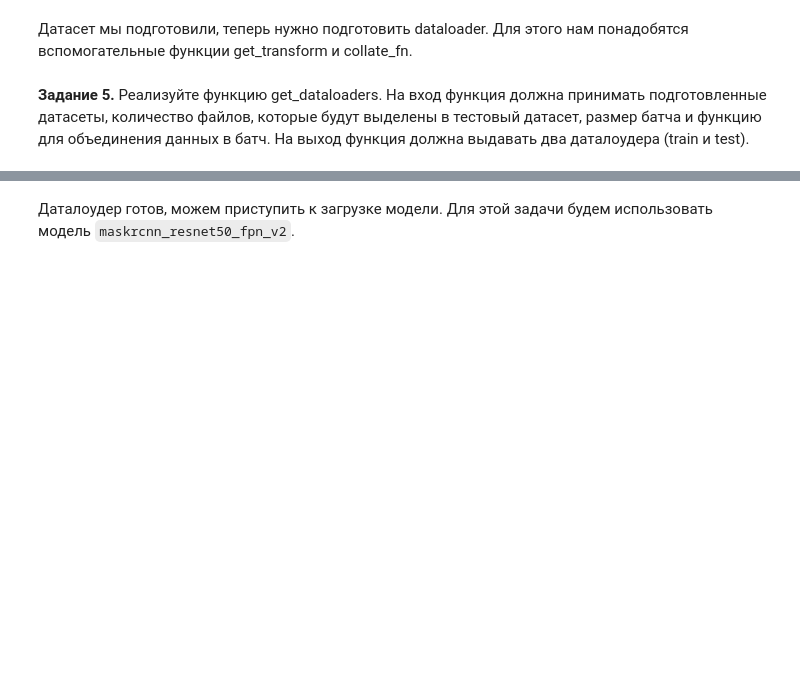
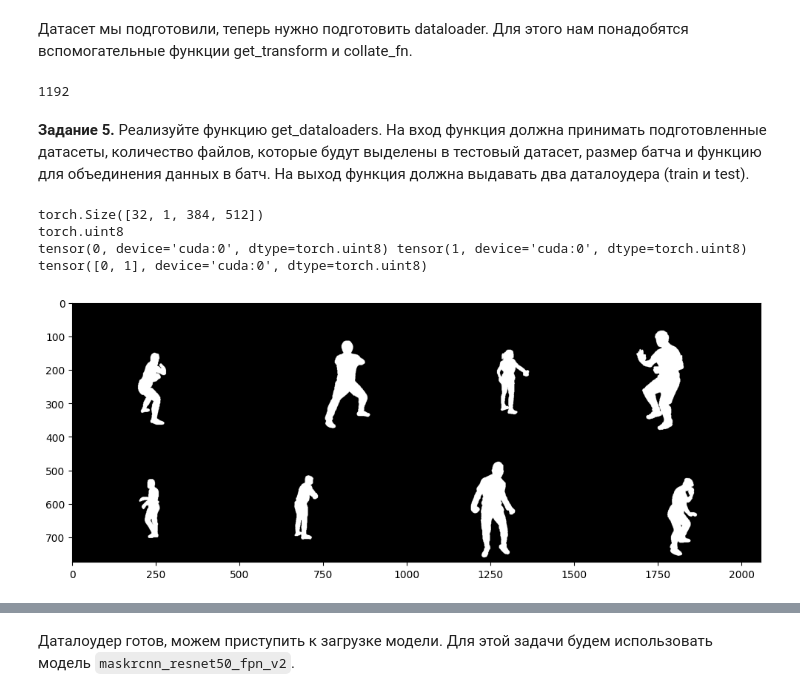
Before and after one commit to AndreyKurdyubov/Karpov.courses_DL, a Jupyter notebook: CV/Lesson_6/CV_hw6_student.ipynb, the cells around one changed output, grey strips where cells are left out. Saved outputs shown, nothing was run; the diff lists cells and outputs as text; code cells hidden in the pictures; blank space fills up the shorter version.

```diff
--- a/CV/Lesson_6/CV_hw6_student.ipynb
+++ b/CV/Lesson_6/CV_hw6_student.ipynb
@@ -211,20 +364,54 @@ def collate_fn(batch):
 
 dataset_train = Dataset(dataset_path, get_transform(train=True))
 dataset_test = Dataset(dataset_path, get_transform(train=False))
+# %%
+len(dataset_train)
+# %% [output]
+1192
 # %% [markdown]
 **Задание 5.** Реализуйте функцию get_dataloaders. На вход функция должна принимать подготовленные датасеты, количество файлов, которые будут выделены в тестовый датасет, размер батча и функцию для объединения данных в батч.
 На выход функция должна выдавать два даталоудера (train и test).
 # %%
+# совпало с автором
 def get_dataloaders(dataset_train, dataset_test, num_test_files, batch_size, collate_fn):
-  indices = torch.randperm(len(dataset_train)).tolist()
-  train_dataset = # Ваш код здесь
-  test_dataset = # Ваш код здесь
+    indices = torch.randperm(len(dataset_train)).tolist()
+    train_dataset = torch.utils.data.Subset(dataset_train, indices[:-num_test_files])
+    test_dataset = torch.utils.data.Subset(dataset_test, indices[-num_test_files:])
 
-  train_loader = DataLoader(
-      # Ваш код здесь
-  )
+    train_loader = DataLoader(
+        train_dataset,
+        batch_size=batch_size,
+        shuffle=True,
+        collate_fn=collate_fn,
+    )
 
-  test_loader = DataLoader(
-      # Ваш код здесь
-  )
-  return train_loader, test_loader
+    test_loader = DataLoader(
+        test_dataset,
+        batch_size=batch_size,
+        collate_fn=collate_fn,
+    )
+    return train_loader, test_loader
+# %%
+train_loader, test_loader = get_dataloaders(dataset_train, dataset_test, 120, 32, collate_fn=collate_fn)
+images, targets = next(iter(train_loader))
+masks = torch.stack([t["masks"] for t in targets])
+print(masks.shape)
+print(masks.dtype)
+print(masks.min(), masks.max())
+print(torch.unique(masks))
+
+# grid_mask = make_grid(masks[:8], nrow=4, padding=2).cpu()
+# grid_mask_np = grid_mask.permute(1, 2, 0).numpy()
+
+grid_mask = make_grid(masks[:8] * 255, nrow=4, padding=2).cpu()
+grid_mask_np = grid_mask.permute(1, 2, 0).numpy()
+
+plt.figure(figsize=(12, 6))
+plt.imshow(grid_mask_np.squeeze(), cmap="gray")
+plt.show()
+# %% [output]
+torch.Size([32, 1, 384, 512])
+torch.uint8
+tensor(0, device='cuda:0', dtype=torch.uint8) tensor(1, device='cuda:0', dtype=torch.uint8)
+tensor([0, 1], device='cuda:0', dtype=torch.uint8)
+[figure, added]
```
Also changed, not shown: parts of 16 cells of this notebook.
